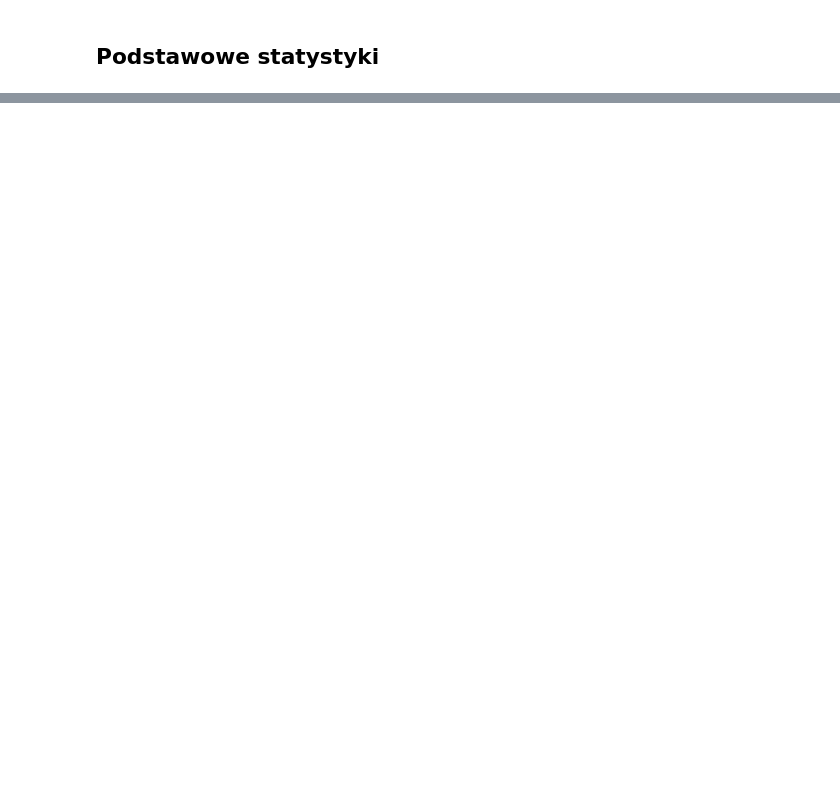
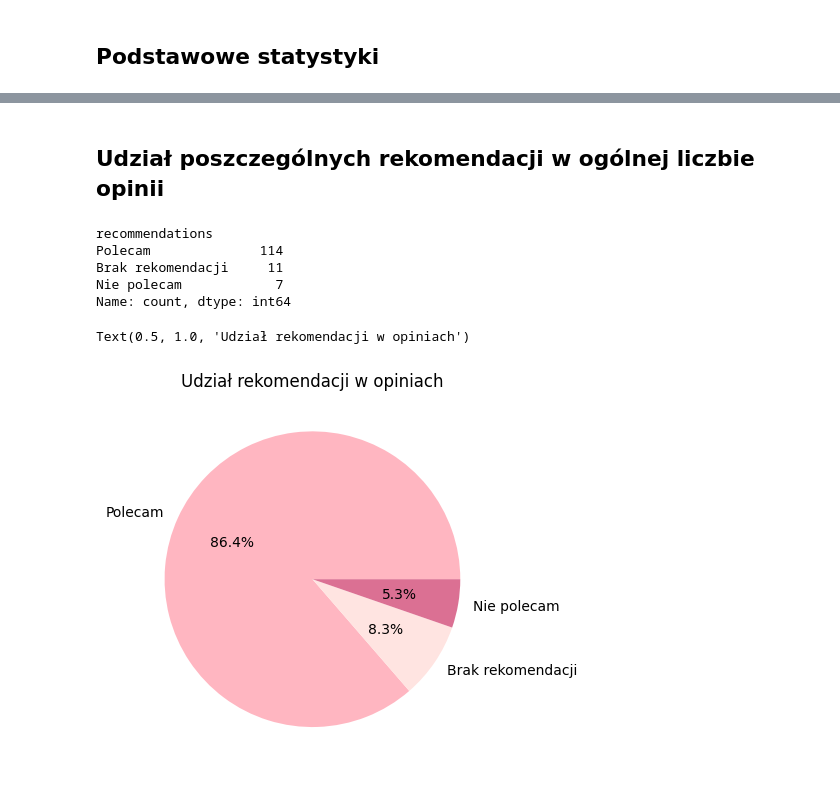
Before and after one commit to Patrycja-Bien/CeneoScraperPB, a Jupyter notebook: analyzer.ipynb, the cells around one changed output, grey strips where cells are left out. Drawn from its saved outputs; the diff is of its cells as text; code cells hidden in the pictures; blank space fills up the shorter version.

```diff
--- a/analyzer.ipynb
+++ b/analyzer.ipynb
@@ -32,0 +74,21 @@ average_stars
+# %% [markdown]
+## Udział poszczególnych rekomendacji w ogólnej liczbie opinii
+# %%
+recommendations_distribution = opinions.recommendations.value_counts(dropna = False).reindex(["Polecam","Brak rekomendacji","Nie polecam"], fill_value = 0)
+recommendations_distribution
+# %% [output]
+recommendations
+Polecam              114
+Brak rekomendacji     11
+Nie polecam            7
+Name: count, dtype: int64
+# %%
+recommendations_distribution.plot.pie(
+    colors = ["lightpink","mistyrose","palevioletred"],
+    label = "",
+    autopct = "%1.1f%%"
+)
+plt.title("Udział rekomendacji w opiniach")
+# %% [output]
+Text(0.5, 1.0, 'Udział rekomendacji w opiniach')
+[figure, added]
```
Also changed, not shown: parts of 10 cells of this notebook, 1 other file.
